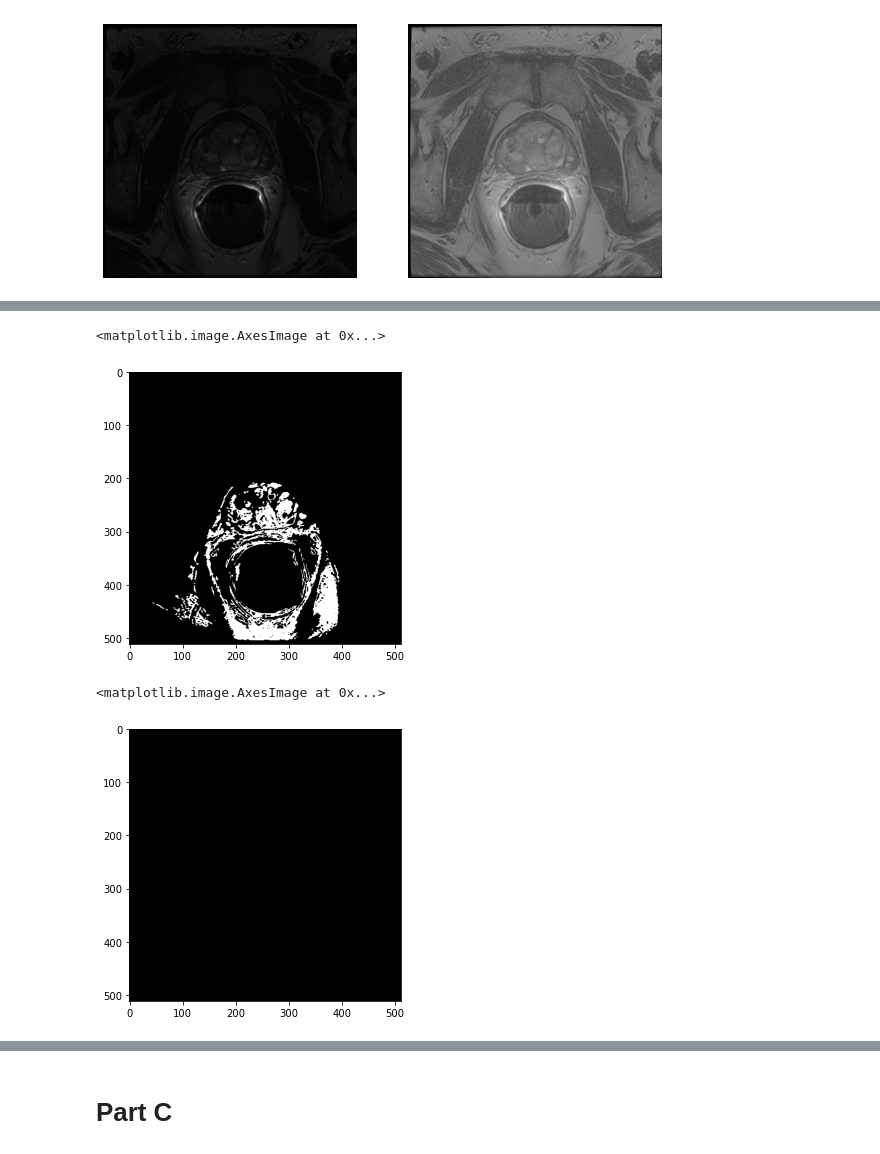
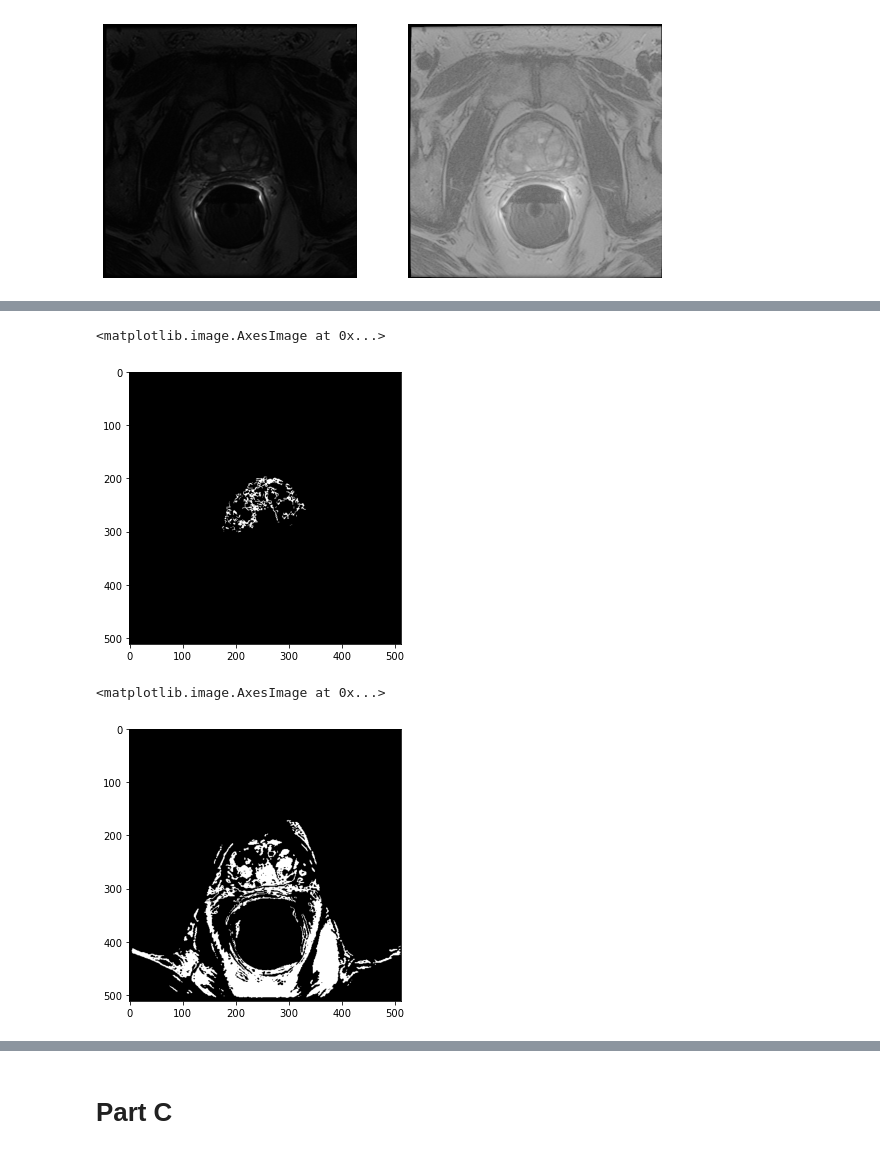
Before and after one commit to NingyouLi/miniProject_NingyouLi, a Jupyter notebook: mini_project.ipynb, the cells around one changed output, grey strips where cells are left out. Drawn from its saved outputs; the diff is of its cells as text; code cells hidden in the pictures.

```diff
--- a/mini_project.ipynb
+++ b/mini_project.ipynb
@@ -116,0 +181,14 @@ image_viewer.Execute(equalied_img5)
+# %%
+img_array = sitk.GetArrayFromImage(img)
+mask_array = np.zeros(img_array.shape)
+c = [270,270,22]
+r = 110
+for i in range(mask_array.shape[0]):
+    for j in range(mask_array.shape[1]):
+        for j in range(mask_array.shape[2]):
+            if ( (i-c[0])**2+(j-c[1])**2+(k-c[1])**2 ) < r**2:
+                mask_array[i,j,k] = 1
+
+plt.imshow(mask_array*img_array)
+masked_img_array = mask_array*img_array
+masked_img = sitk.GetImageFromArray(masked_img_array)
@@ -116,0 +197,16 @@ image_viewer.Execute(equalied_img5)
+# %%
+img = sitk.Cast(masked_img, sitk.sitkFloat32)
+filtered_img = ((img/255)**0.2) # lambda<0, brighten the image: show more details in dark
+gamma_img = sitk.RescaleIntensity(filtered_img,0,255)
+
+seed_pts = [(262,232,22)]
+#F4:(425,4463,4);F3:(236,4837,4); F2:(329,4400,4);F1:(327,6519,4)
+growing_filter = sitk.ConfidenceConnectedImageFilter()
+# set seed
+growing_filter.SetSeedList(seed_pts)
+# set range of pixel intensity
+growing_filter.SetMultiplier(1.6)
+growing_filter.SetNumberOfIterations(4)
+con_growed_img1 = growing_filter.Execute(gamma_img)
+plt.figure(figsize=(10,5))
+plt.imshow(sitk.GetArrayFromImage(con_growed_img1))
@@ -117,33 +216,29 @@ image_viewer.Execute(equalied_img5)
 # %%
 # Use region growing to segment the prostate
-seed_pts = [(262,232,22)]
-#F4:(425,4463,4);F3:(236,4837,4); F2:(329,4400,4);F1:(327,6519,4)
+seed_pts = [(256,252,22)]#(266,236,22), (217,230,22),
 growing_filter = sitk.ConfidenceConnectedImageFilter()
 # set seed
 growing_filter.SetSeedList(seed_pts)
 # set range of pixel intensity
-growing_filter.SetMultiplier(1.5)
-growing_filter.SetNumberOfIterations(2)
-con_growed_img1 = growing_filter.Execute(equalied_img5)
+growing_filter.SetMultiplier(1.31)
+growed_img = growing_filter.Execute(gamma_img)
 
 plt.figure(figsize=(10,5))
-plt.imshow(sitk.GetArrayFromImage(con_growed_img1[:,:,22]))
+plt.imshow(sitk.GetArrayFromImage(growed_img[:,:,22]))
 # %% [output]
 <matplotlib.image.AxesImage at 0x...>
-[figure, old version]
+[figure, new version]
 # %%
 # Use ConnectedThresholdImageFilter() to grow region
 ConnectedThresholdImageFilter = sitk.ConnectedThresholdImageFilter()
-ConnectedThresholdImageFilter.SetLower(143)
-# lower threshold tried: 0, 18, 30, 80, 90, 140
-ConnectedThresholdImageFilter.SetUpper(185)
-ConnectedThresholdImageFilter.SetSeedList([(262,232,22)])
-# #F4:(425,4463,4);F3:(236,4837,4); F2:(329,4400,4);F1:(327,6519,4)
+ConnectedThresholdImageFilter.SetLower(135)
+ConnectedThresholdImageFilter.SetUpper(150)
+ConnectedThresholdImageFilter.SetSeedList([(217,261,22),(295,255,22)])
 
-threshold_img = ConnectedThresholdImageFilter.Execute(equalied_img5)
+threshold_img = ConnectedThresholdImageFilter.Execute(gamma_img)
 
 plt.figure(figsize=(10,5))
 plt.imshow(sitk.GetArrayFromImage(threshold_img[:,:,22]))
 # %% [output]
 <matplotlib.image.AxesImage at 0x...>
-[figure, old version]
+[figure, new version]
```
Also changed, not shown: parts of 29 cells of this notebook.
